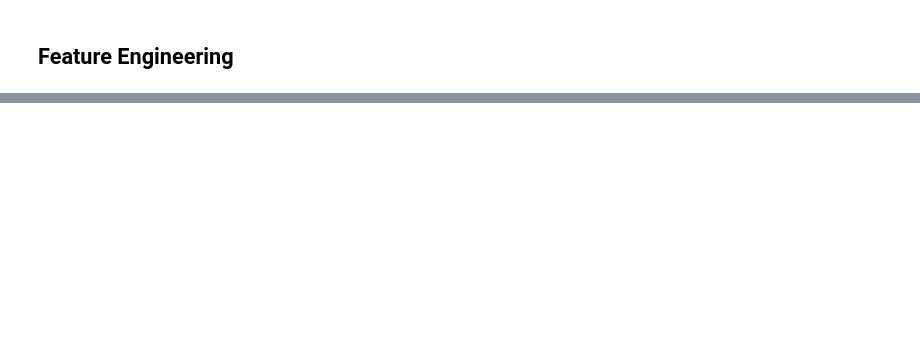
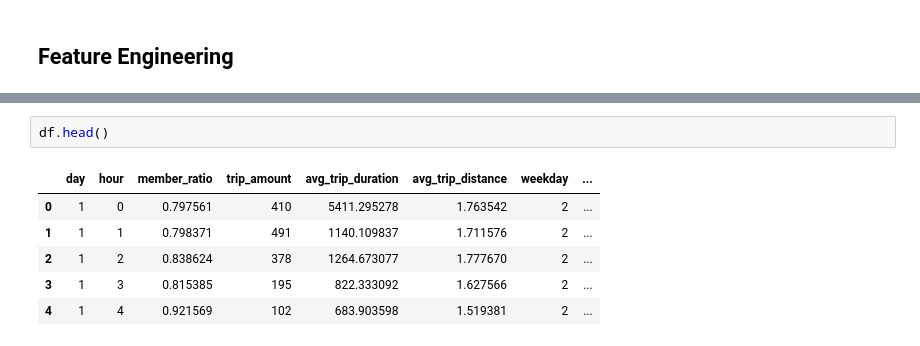
Before and after one commit to bicdev/tcc, a Jupyter notebook: notebooks/bike_demand_prediction.ipynb, the cells around one changed output, grey strips where cells are left out. Cells and saved outputs as stored; diff of their text form; blank space fills up the shorter version.

```diff
--- a/notebooks/bike_demand_prediction.ipynb
+++ b/notebooks/bike_demand_prediction.ipynb
@@ -367,0 +449,9 @@ interactive(children=(ToggleButtons(description='Plot Type:', icons=('',), optio
+# %%
+df.head()
+# %% [output]
+|  | day | hour | member_ratio | trip_amount | avg_trip_duration | avg_trip_distance | weekday | ... |
+| 0 | 1 | 0 | 0.797561 | 410 | 5411.295278 | 1.763542 | 2 | ... |
+| 1 | 1 | 1 | 0.798371 | 491 | 1140.109837 | 1.711576 | 2 | ... |
+| 2 | 1 | 2 | 0.838624 | 378 | 1264.673077 | 1.777670 | 2 | ... |
+| 3 | 1 | 3 | 0.815385 | 195 | 822.333092 | 1.627566 | 2 | ... |
+| 4 | 1 | 4 | 0.921569 | 102 | 683.903598 | 1.519381 | 2 | ... |
```
Also changed, not shown: parts of 102 cells of this notebook, 1 other file.
